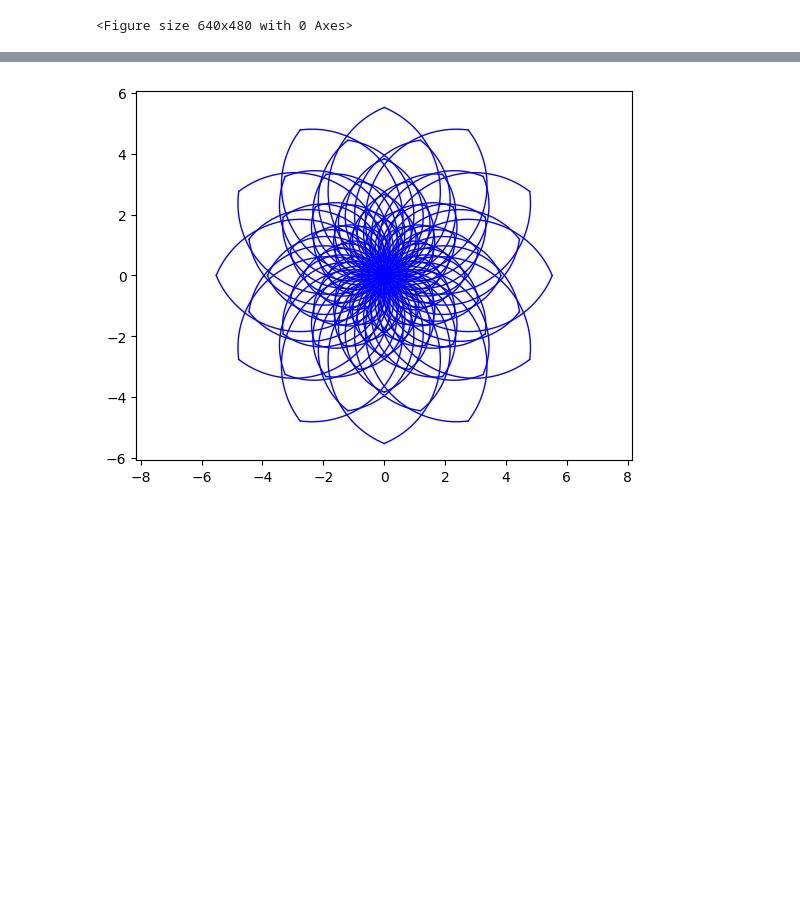
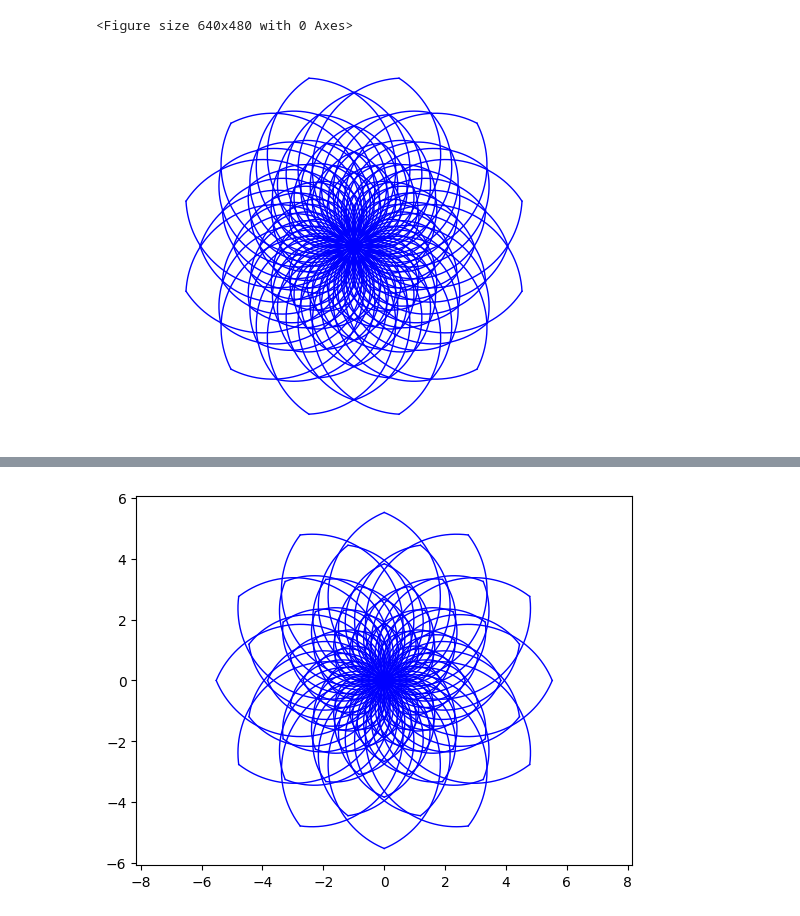
Before and after one commit to lbylzk8/cprdspy, a Jupyter notebook: examples/CPR_matplotlib_test.ipynb, the cells around one changed output, grey strips where cells are left out. Saved outputs shown, nothing was run; the diff lists cells and outputs as text; code cells hidden in the pictures; blank space fills up the shorter version.

```diff
--- a/examples/CPR_matplotlib_test.ipynb
+++ b/examples/CPR_matplotlib_test.ipynb
@@ -76,3 +91,15 @@ plt.savefig("./images/flowers_11_1.2_11_5.png", dpi=300, bbox_inches='tight', pa
 plt.savefig("./images/flowers_11_1.2_11_5.png", dpi=300)
 # %% [output]
 <Figure size 640x480 with 0 Axes>
+# %%
+from cprdspy.CPR_matplotlib import *
+import matplotlib.pyplot as plt
+
+# plt.figure(figsize=(12, 12))
+plt.axis("off")
+flowers_mpl(n=10, ratio=1.13,M=8)
+# plt.savefig(
+    # "./images/flowers_10_1.13_12_8.png", dpi=600, bbox_inches="tight", pad_inches=0
+# )
+# %% [output]
+[figure, added]
```
Also changed, not shown: parts of 4 cells of this notebook, 9 other files.
